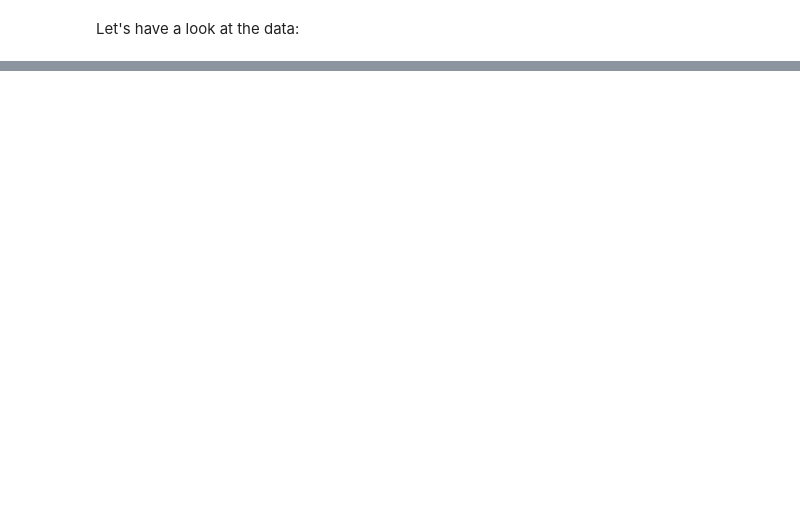
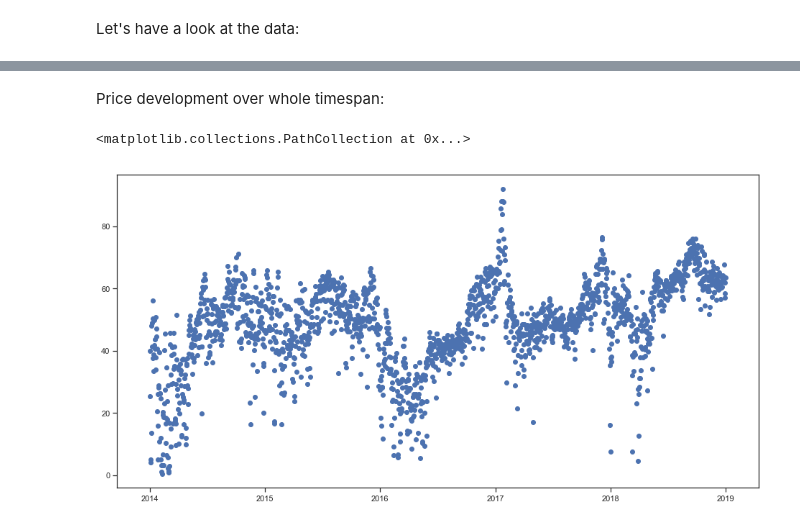
Before and after one commit to ca-schumacher/pred_Energy, a Jupyter notebook: data_analysis.ipynb, the cells around one changed output, grey strips where cells are left out. Drawn from its saved outputs; the diff is of its cells as text; code cells hidden in the pictures; blank space fills up the shorter version.

```diff
--- a/data_analysis.ipynb
+++ b/data_analysis.ipynb
@@ -73,0 +75,12 @@ KeyError: '[\'{\\\'longitude\\\': \\\'-122.405396\\\', \\\'latitude\\\': \\\'37.
+# %%
+df['date'] = pd.to_datetime(df['datetime'])
+df['dayofweek'] = df['date'].dt.dayofweek
+df['quarter'] = df['date'].dt.quarter
+df['month'] = df['date'].dt.month
+df['year'] = df['date'].dt.year
+df['dayofyear'] = df['date'].dt.dayofyear
+df['dayofmonth'] = df['date'].dt.day
+df['weekofyear'] = df['date'].dt.weekofyear
+df = df.set_index(['date'])
+# %%
+df.drop(['datetime'], axis=1,inplace=True)
@@ -73,0 +103,5 @@ KeyError: '[\'{\\\'longitude\\\': \\\'-122.405396\\\', \\\'latitude\\\': \\\'37.
+# %%
+Demand_real  = df[df['name'] == 'Demanda real']
+Demand_sche  = df[df['name'] == 'Demanda programada PBF total']
+Price        = df[df['name'] == 'Precio mercado SPOT Diario ESP']
+Price.head()
@@ -73,0 +116,8 @@ KeyError: '[\'{\\\'longitude\\\': \\\'-122.405396\\\', \\\'latitude\\\': \\\'37.
+# %% [markdown]
+Price development over whole timespan:
+# %%
+plt.figure(figsize=(16,8))
+plt.scatter(x=Price.index,y=Price['value'])
+# %% [output]
+<matplotlib.collections.PathCollection at 0x...>
+[figure, added]
```
Also changed, not shown: parts of 31 cells of this notebook.
